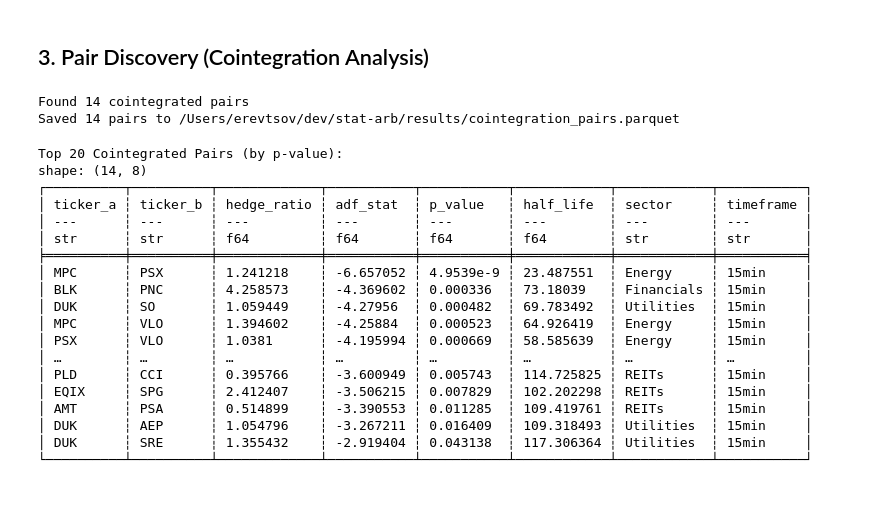
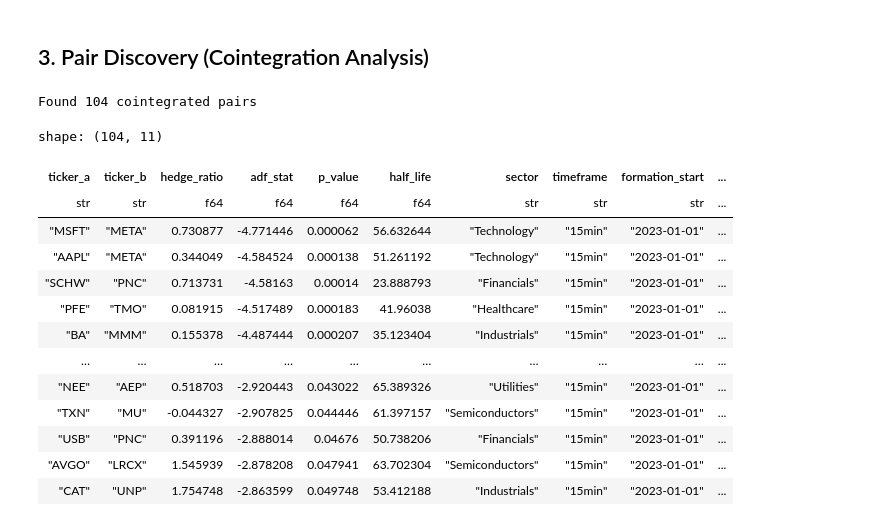
Before and after one commit to erevtsov/stat-arb, a Jupyter notebook: notebooks/strategy_analysis.ipynb, the cells around one changed output. Saved outputs shown, nothing was run; the diff lists cells and outputs as text; code cells hidden in the pictures; blank space fills up the shorter version.

Commit message:
save progress, this is the 'initial' final version

```diff
--- a/notebooks/strategy_analysis.ipynb
+++ b/notebooks/strategy_analysis.ipynb
@@ -148,43 +147,26 @@ shape: (100, 6)
 ## 3. Pair Discovery (Cointegration Analysis)
 # %%
 # Run cointegration analysis on daily data
-coint_pairs = find_cointegrated_pairs(timeframe='15min')
+coint_pairs = find_cointegrated_pairs(timeframe='15min', start_date='2023-01-01', end_date='2023-06-30')
 print(f"Found {len(coint_pairs)} cointegrated pairs")
-
-# Save results
-if len(coint_pairs) > 0:
-    save_cointegration_results(coint_pairs)
+coint_pairs = coint_pairs.sort(by='p_value')
+coint_pairs.sort(by='p_value')
 # %% [output]
-Found 14 cointegrated pairs
-Saved 14 pairs to /Users/erevtsov/dev/stat-arb/results/cointegration_pairs.parquet
+Found 104 cointegrated pairs
+shape: (104, 11)
+| ticker_a | ticker_b | hedge_ratio | adf_stat | p_value | half_life | sector | timeframe | formation_start | ... |
+| str | str | f64 | f64 | f64 | f64 | str | str | str | ... |
+| "MSFT" | "META" | 0.730877 | -4.771446 | 0.000062 | 56.632644 | "Technology" | "15min" | "2023-01-01" | ... |
+| "AAPL" | "META" | 0.344049 | -4.584524 | 0.000138 | 51.261192 | "Technology" | "15min" | "2023-01-01" | ... |
+| "SCHW" | "PNC" | 0.713731 | -4.58163 | 0.00014 | 23.888793 | "Financials" | "15min" | "2023-01-01" | ... |
+| "PFE" | "TMO" | 0.081915 | -4.517489 | 0.000183 | 41.96038 | "Healthcare" | "15min" | "2023-01-01" | ... |
+| "BA" | "MMM" | 0.155378 | -4.487444 | 0.000207 | 35.123404 | "Industrials" | "15min" | "2023-01-01" | ... |
+| … | … | … | … | … | … | … | … | … | ... |
+| "NEE" | "AEP" | 0.518703 | -2.920443 | 0.043022 | 65.389326 | "Utilities" | "15min" | "2023-01-01" | ... |
+| "TXN" | "MU" | -0.044327 | -2.907825 | 0.044446 | 61.397157 | "Semiconductors" | "15min" | "2023-01-01" | ... |
+| "USB" | "PNC" | 0.391196 | -2.888014 | 0.04676 | 50.738206 | "Financials" | "15min" | "2023-01-01" | ... |
+| "AVGO" | "LRCX" | 1.545939 | -2.878208 | 0.047941 | 63.702304 | "Semiconductors" | "15min" | "2023-01-01" | ... |
+| "CAT" | "UNP" | 1.754748 | -2.863599 | 0.049748 | 53.412188 | "Industrials" | "15min" | "2023-01-01" | ... |
-# %%
-# Display top 20 pairs by cointegration strength
-if len(coint_pairs) > 0:
-    top_20 = coint_pairs.head(20)
-    print("Top 20 Cointegrated Pairs (by p-value):")
-    print(top_20)
-else:
-    print("No cointegrated pairs found. Check data and thresholds.")
-# %% [output]
-Top 20 Cointegrated Pairs (by p-value):
-shape: (14, 8)
-┌──────────┬──────────┬─────────────┬───────────┬───────────┬────────────┬────────────┬───────────┐
-│ ticker_a ┆ ticker_b ┆ hedge_ratio ┆ adf_stat  ┆ p_value   ┆ half_life  ┆ sector     ┆ timeframe │
-│ ---      ┆ ---      ┆ ---         ┆ ---       ┆ ---       ┆ ---        ┆ ---        ┆ ---       │
-│ str      ┆ str      ┆ f64         ┆ f64       ┆ f64       ┆ f64        ┆ str        ┆ str       │
-╞══════════╪══════════╪═════════════╪═══════════╪═══════════╪════════════╪════════════╪═══════════╡
-│ MPC      ┆ PSX      ┆ 1.241218    ┆ -6.657052 ┆ 4.9539e-9 ┆ 23.487551  ┆ Energy     ┆ 15min     │
-│ BLK      ┆ PNC      ┆ 4.258573    ┆ -4.369602 ┆ 0.000336  ┆ 73.18039   ┆ Financials ┆ 15min     │
-│ DUK      ┆ SO       ┆ 1.059449    ┆ -4.27956  ┆ 0.000482  ┆ 69.783492  ┆ Utilities  ┆ 15min     │
-│ MPC      ┆ VLO      ┆ 1.394602    ┆ -4.25884  ┆ 0.000523  ┆ 64.926419  ┆ Energy     ┆ 15min     │
-│ PSX      ┆ VLO      ┆ 1.0381      ┆ -4.195994 ┆ 0.000669  ┆ 58.585639  ┆ Energy     ┆ 15min     │
-│ …        ┆ …        ┆ …           ┆ …         ┆ …         ┆ …          ┆ …          ┆ …         │
-│ PLD      ┆ CCI      ┆ 0.395766    ┆ -3.600949 ┆ 0.005743  ┆ 114.725825 ┆ REITs      ┆ 15min     │
-│ EQIX     ┆ SPG      ┆ 2.412407    ┆ -3.506215 ┆ 0.007829  ┆ 102.202298 ┆ REITs      ┆ 15min     │
-│ AMT      ┆ PSA      ┆ 0.514899    ┆ -3.390553 ┆ 0.011285  ┆ 109.419761 ┆ REITs      ┆ 15min     │
-│ DUK      ┆ AEP      ┆ 1.054796    ┆ -3.267211 ┆ 0.016409  ┆ 109.318493 ┆ Utilities  ┆ 15min     │
-│ DUK      ┆ SRE      ┆ 1.355432    ┆ -2.919404 ┆ 0.043138  ┆ 117.306364 ┆ Utilities  ┆ 15min     │
-└──────────┴──────────┴─────────────┴───────────┴───────────┴────────────┴────────────┴───────────┘
 # %%
 # Visualize top pairs: scatter plots of prices
 if len(coint_pairs) >= 3:
```
Also changed, not shown: parts of 1 cell of this notebook, 7 other files.
